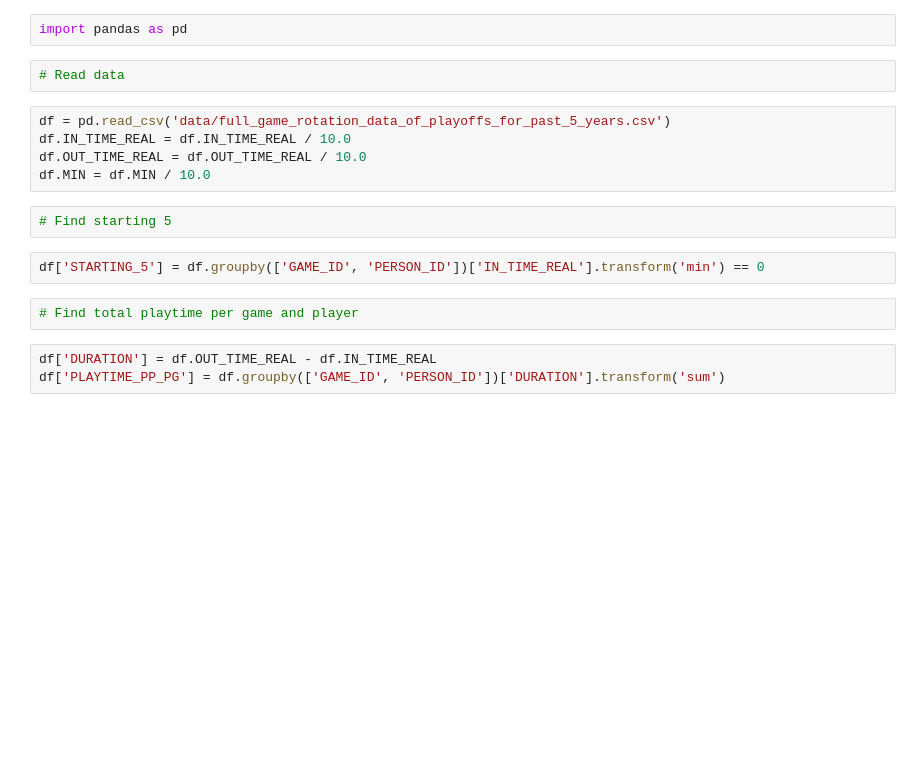
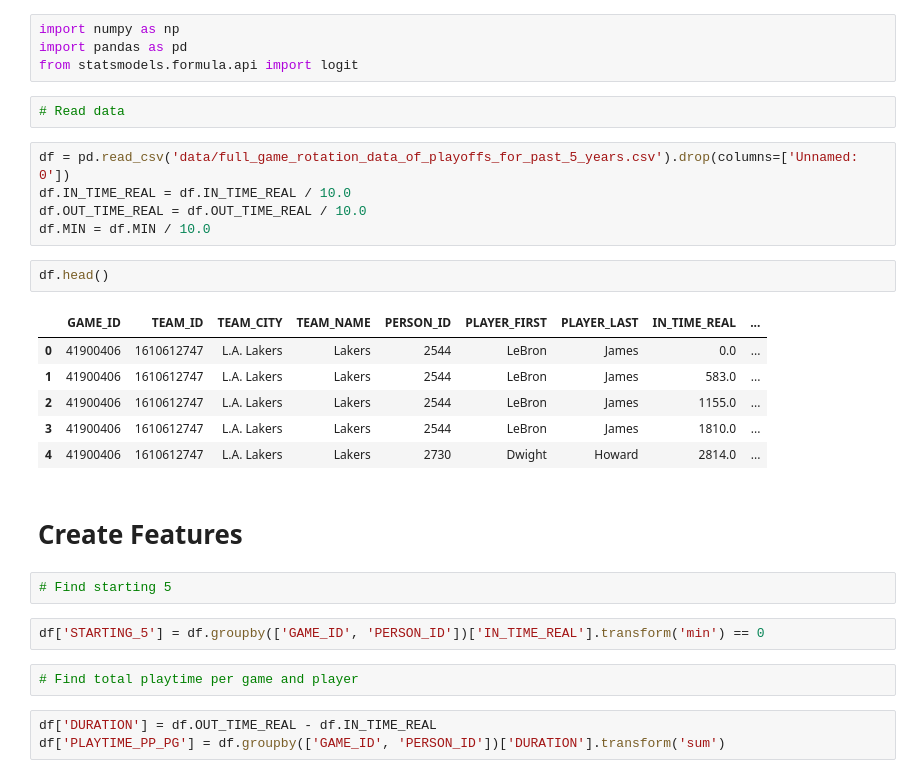
Before and after one commit to jnielsonresearch/crunch-time-analytics, a Jupyter notebook: Game Rotation Research/Analysis.ipynb, the cells around one changed output. Drawn from its saved outputs; the diff is of its cells as text; blank space fills up the shorter version.

```diff
--- a/Game Rotation Research/Analysis.ipynb
+++ b/Game Rotation Research/Analysis.ipynb
@@ -1,12 +1,25 @@
-# %%
-import pandas as pd
+# %%
+import numpy as np
+import pandas as pd
+from statsmodels.formula.api import logit
 # %%
 # Read data
 # %%
-df = pd.read_csv('data/full_game_rotation_data_of_playoffs_for_past_5_years.csv')
+df = pd.read_csv('data/full_game_rotation_data_of_playoffs_for_past_5_years.csv').drop(columns=['Unnamed: 0'])
 df.IN_TIME_REAL = df.IN_TIME_REAL / 10.0
 df.OUT_TIME_REAL = df.OUT_TIME_REAL / 10.0
 df.MIN = df.MIN / 10.0
+# %%
+df.head()
+# %% [output]
+|  | GAME_ID | TEAM_ID | TEAM_CITY | TEAM_NAME | PERSON_ID | PLAYER_FIRST | PLAYER_LAST | IN_TIME_REAL | ... |
+| 0 | 41900406 | 1610612747 | L.A. Lakers | Lakers | 2544 | LeBron | James | 0.0 | ... |
+| 1 | 41900406 | 1610612747 | L.A. Lakers | Lakers | 2544 | LeBron | James | 583.0 | ... |
+| 2 | 41900406 | 1610612747 | L.A. Lakers | Lakers | 2544 | LeBron | James | 1155.0 | ... |
+| 3 | 41900406 | 1610612747 | L.A. Lakers | Lakers | 2544 | LeBron | James | 1810.0 | ... |
+| 4 | 41900406 | 1610612747 | L.A. Lakers | Lakers | 2730 | Dwight | Howard | 2814.0 | ... |
+# %% [markdown]
+# Create Features
 # %%
 # Find starting 5
 # %%
```
Also changed, not shown: parts of 18 cells of this notebook, 6 other files.
